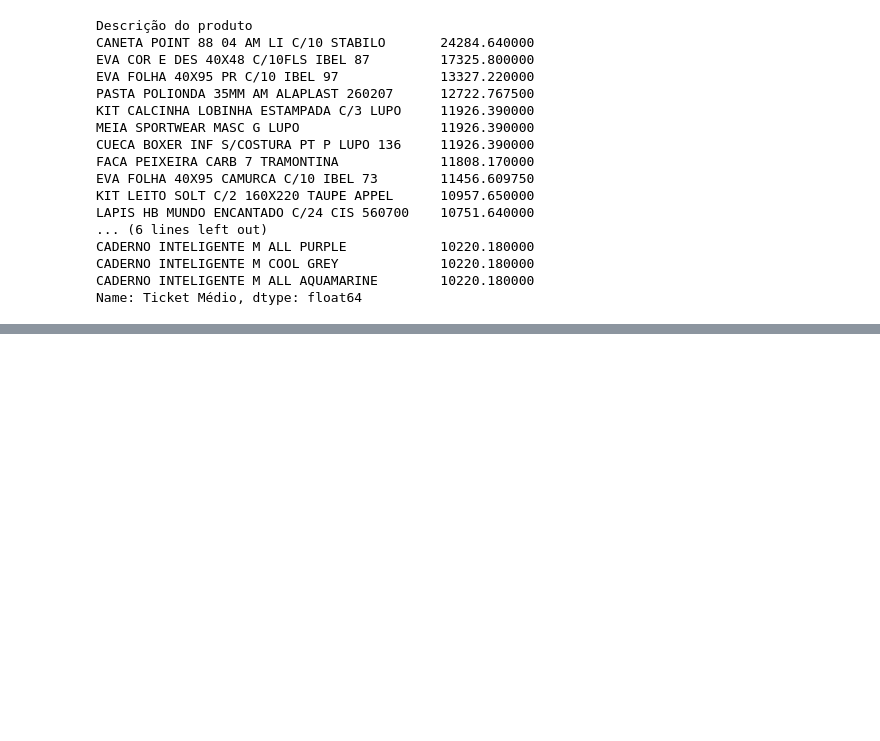
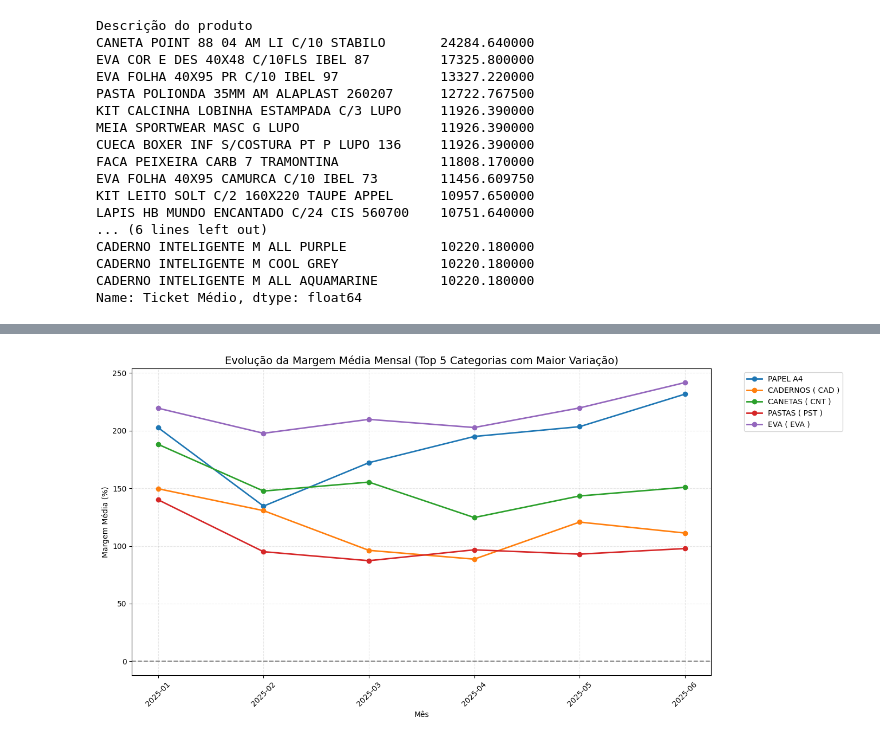
Before and after one commit to PauloQuirinoMN/Sistema-de-Recomendacao-e-Cross-selling, a Jupyter notebook: exploratoria.ipynb, the cells around one changed output, grey strips where cells are left out. Cells and saved outputs as stored; diff of their text form; code cells hidden in the pictures; blank space fills up the shorter version.

```diff
--- a/exploratoria.ipynb
+++ b/exploratoria.ipynb
@@ -628,0 +669,24 @@ Valor máximo 178016.72, e a Nota com o menor valor é de 1.04
+# %%
+plt.figure(figsize=(14, 7))
+
+# Plotar as 5 categorias com maior variação
+for categoria in media_margem.std().nlargest(5).index:
+    plt.plot(
+        media_margem.index,
+        media_margem[categoria] * 100,
+        marker='o',
+        label=categoria,
+        linewidth=2
+    )
+
+plt.title('Evolução da Margem Média Mensal (Top 5 Categorias com Maior Variação)', fontsize=14)
+plt.xlabel('Mês')
+plt.ylabel('Margem Média (%)')
+plt.axhline(y=0, color='gray', linestyle='--')
+plt.grid(True, linestyle='--', alpha=0.3)
+plt.legend(bbox_to_anchor=(1.05, 1))
+plt.xticks(rotation=45)
+plt.tight_layout()
+plt.show()
+# %% [output]
+[figure, added]
```
Also changed, not shown: parts of 15 cells of this notebook.
